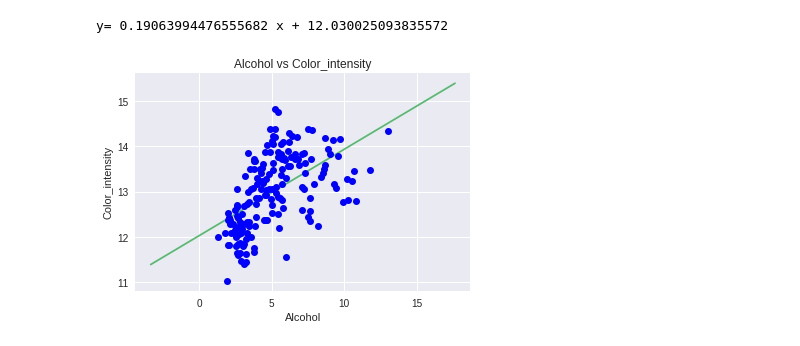
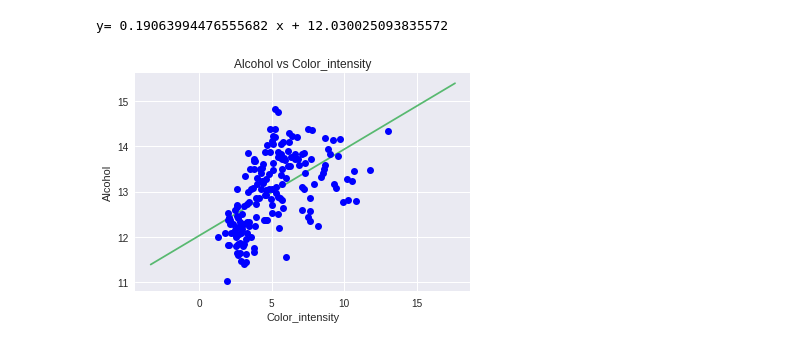
Before and after one commit to MLCCKolkata/Assignment-3, a Jupyter notebook: sayangdiptochakraborty.ipynb, the cells around one changed output. Cells and saved outputs as stored; diff of their text form; code cells hidden in the pictures.

```diff
--- a/sayangdiptochakraborty.ipynb
+++ b/sayangdiptochakraborty.ipynb
@@ -702,21 +702,21 @@ y= 0.19063994476555682 x + 12.030025093835572
 # %%
 #plotting values and the regression line
 max_x=np.max(X)+100
 min_x=np.min(X)-100
 
 #calculating the line values of x and y
 x=np.linspace(min_x,max_x,1000)
 y=m*x+c
 
 #plotting the line
 plt.plot(x[450:550],y[450:550],color='#58b970',label='Regression Line')
 
 #plotting the scatter points
 plt.plot(X,Y,'bo',label='Scatter Plot')
 
-plt.xlabel('Alcohol')
-plt.ylabel('Color_intensity')
+plt.xlabel('Color_intensity')
+plt.ylabel('Alcohol')
 plt.title('Alcohol vs Color_intensity')
 plt.show()
 # %% [output]
-[figure, old version]
+[figure, new version]
```
Also changed, not shown: parts of 11 cells of this notebook.
